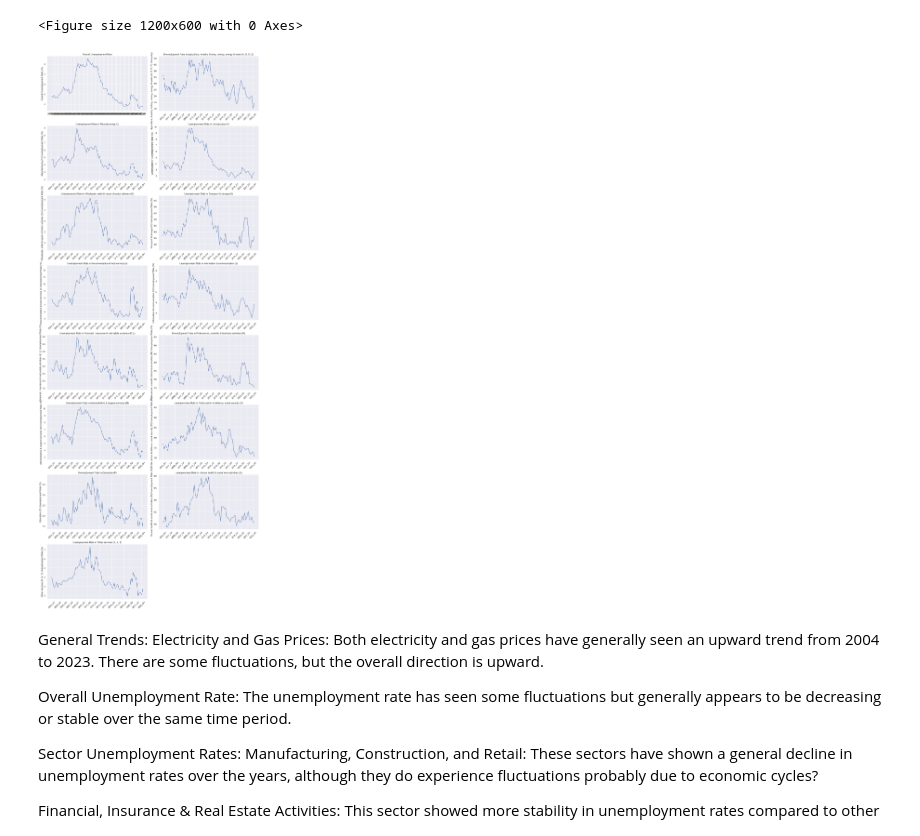
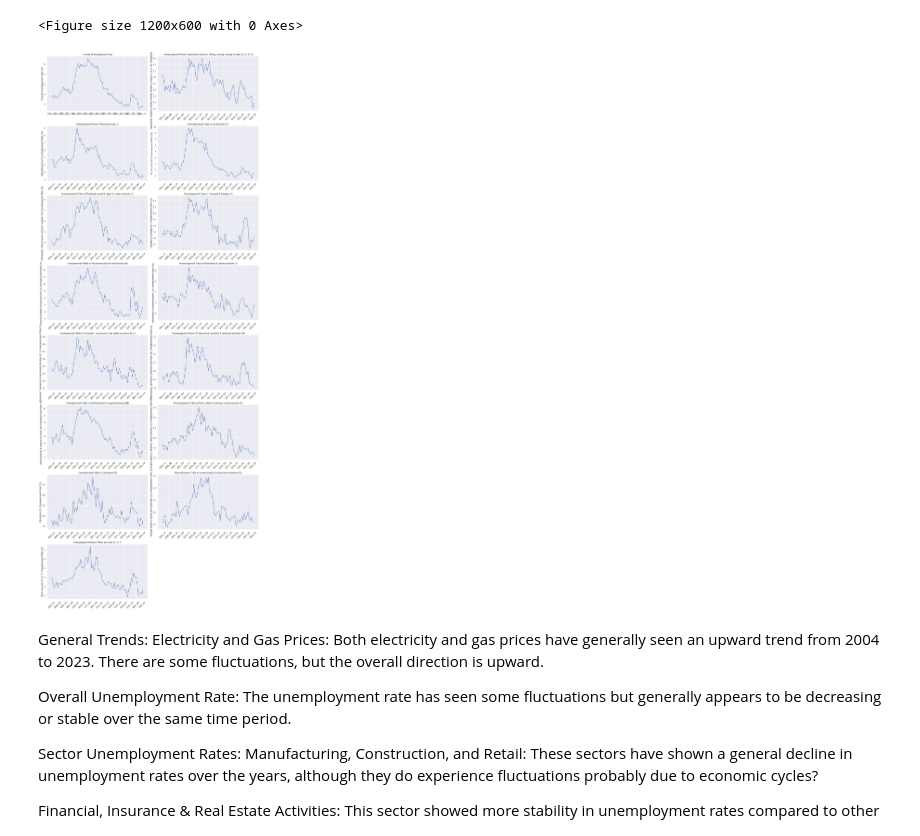
Before and after one commit to Ellie-Brakoniecki/Energy-prices-project, a Jupyter notebook: src/analysis.ipynb, the cells around one changed output. Drawn from its saved outputs; the diff is of its cells as text; code cells hidden in the pictures.

Commit message:
update plot

```diff
--- a/src/analysis.ipynb
+++ b/src/analysis.ipynb
@@ -417,6 +417,8 @@ plt.figure(figsize=(16, 40))
 # plotting overall unemployment rate
 plt.subplot(8, 2, 1)
 sns.lineplot(data=merged_df, x='Time_Period', y='Overall unemployment rate')
+plt.xticks(plt.xticks()[0][::5])
+plt.xticks(rotation=45)
 plt.title('Overall Unemployment Rate')
 plt.xlabel('')
 plt.ylabel('Overall Unemployment Rate (%)')
@@ -424,34 +426,34 @@ plt.ylabel('Overall Unemployment Rate (%)')
 sectors = [
     'Agriculture, forestry, fishing, mining, energy & water (A, B, D, E)',
     'Manufacturing (C)',
     'Construction (F)',
     'Wholesale, retail & repair of motor vehicles (G)',
     'Transport & storage (H)',
     'Accommodation & food services (I)',
     'Information & communication (J)',
     'Financial,  insurance & real estate activities (K, L)',
     'Professional, scientific & technical activities (M)',
     'Administrative & support services (N)',
     'Public admin & defence; social security (O)',
     'Education (P)',
     'Human health & social work activities (Q)',
     'Other services (R, S, T)'
 ]
 
 # Plotting sector unemployment rates
 for i, sector in enumerate(sectors, 2):
     plt.subplot(8, 2, i)
     sns.lineplot(data=merged_df, x='Time_Period', y=sector)
     plt.title(f'Unemployment Rate in {sector}')
     plt.xlabel('')
     plt.ylabel(f'{sector} Unemployment Rate (%)')
     plt.xticks(plt.xticks()[0][::5])
     plt.xticks(rotation=45)
 
 plt.tight_layout()
 plt.show()
 # %% [output]
-[figure, old version]
+[figure, new version]
 # %% [markdown]
 General Trends:
 Electricity and Gas Prices: Both electricity and gas prices have generally seen an upward trend from 2004 to 2023. There are some fluctuations, but the overall direction is upward.
```
